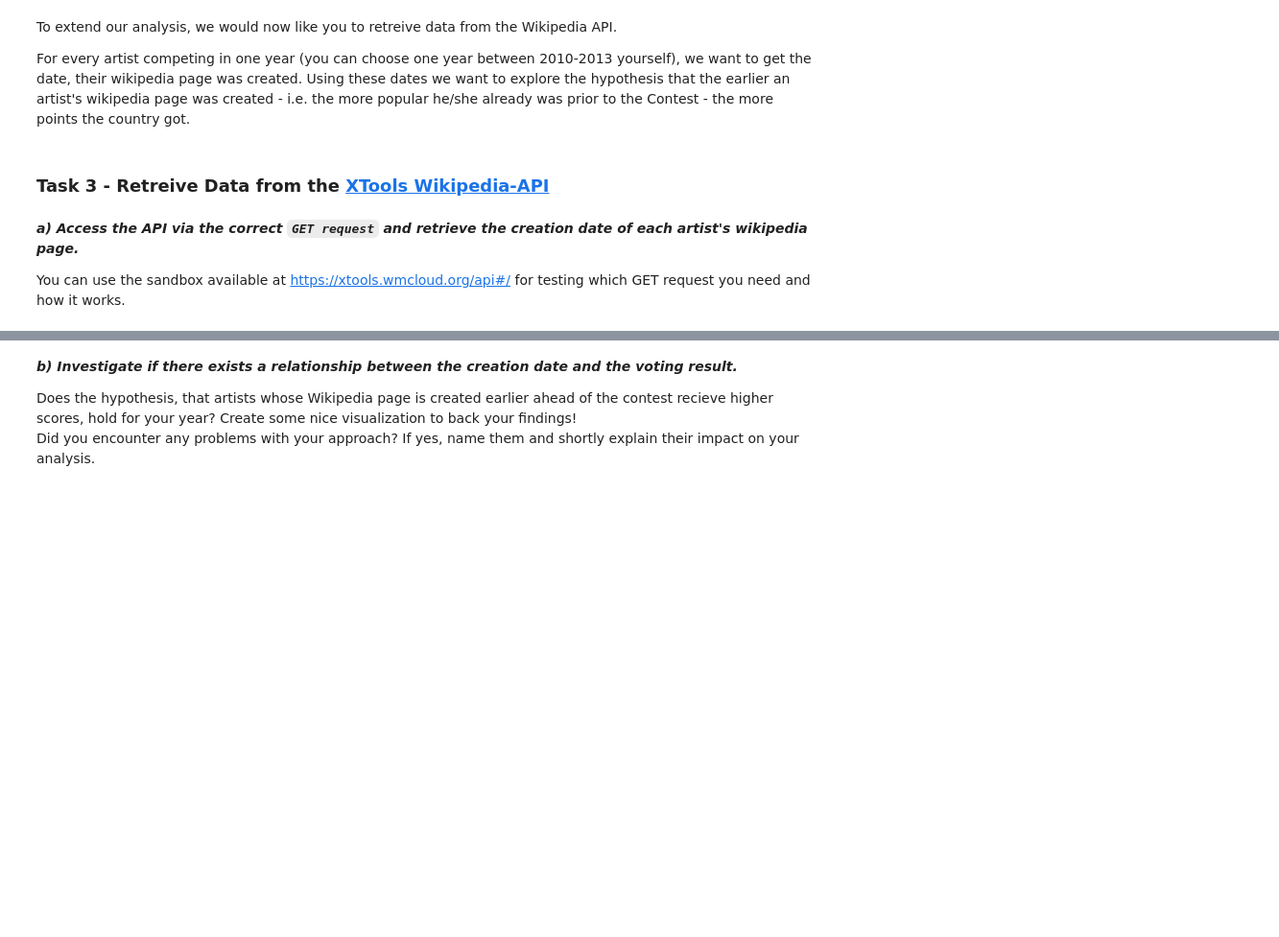
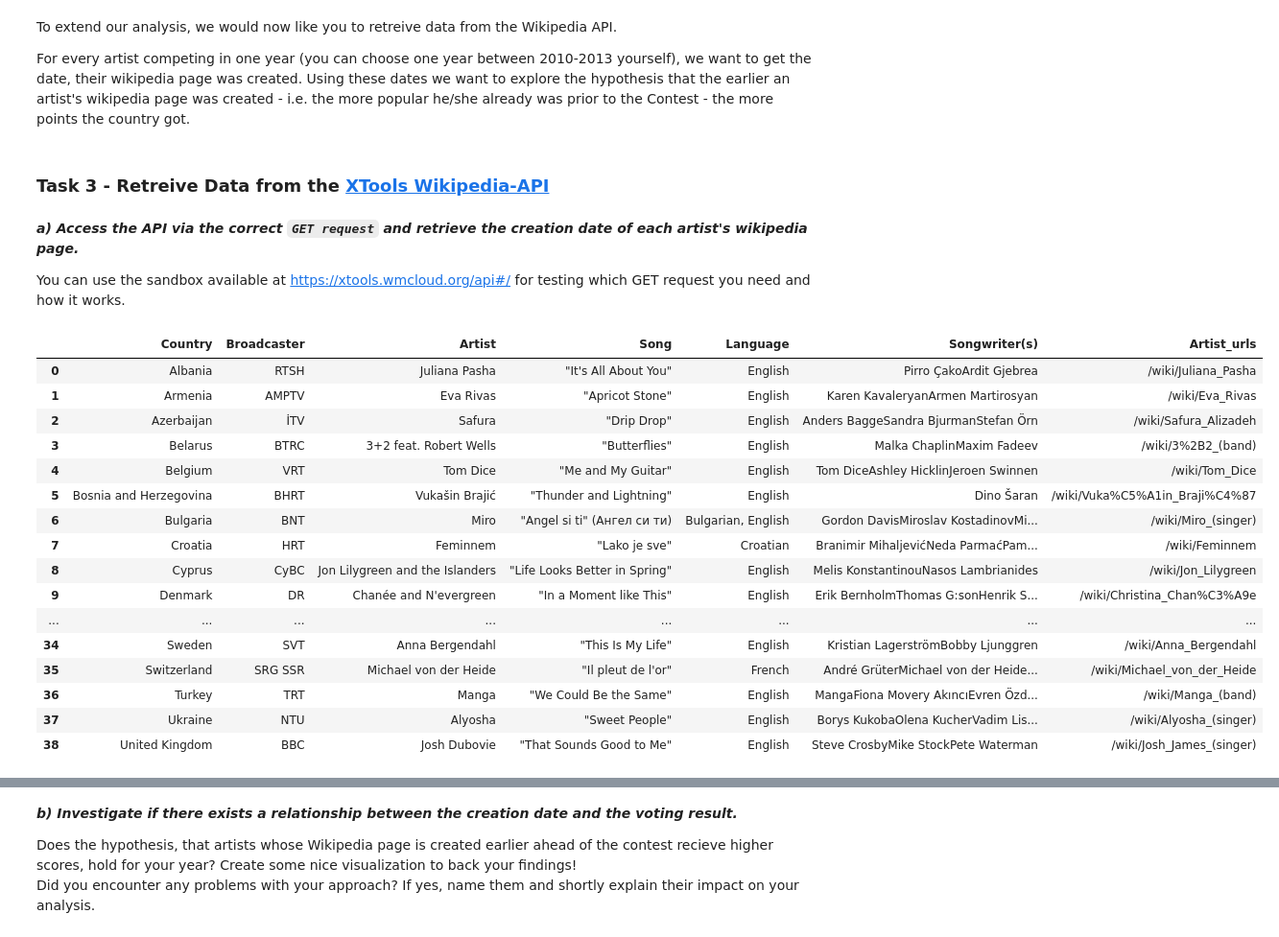
Before and after one commit to dgarcia-eu/ICSS-private, a Jupyter notebook: tutorial/assignments/2024/a02/assignment02_solution.ipynb, the cells around one changed output, grey strips where cells are left out. Shown at 96% size. Drawn from its saved outputs; the diff is of its cells as text; code cells hidden in the pictures; blank space fills up the shorter version.

Commit message:
finish A02 solution and correction guidelines

```diff
--- a/tutorial/assignments/2024/a02/assignment02_solution.ipynb
+++ b/tutorial/assignments/2024/a02/assignment02_solution.ipynb
@@ -320,0 +315,34 @@ for name, artist_df in zip(names, artist_tables):
+# %%
+def scrape_table (url, headers, table_name):
+    response = requests.get(url, headers=headers)
+
+     # Wrap HTML string in StringIO to avoid the deprecation warning - GPT
+    html = io.StringIO(response.text)
+
+    table = pd.read_html(html, match=table_name)
+
+    return table
+
+# Test
+"""
+scrape_table('https://en.wikipedia.org/wiki/Eurovision_Song_Contest_2010',
+             headers,
+             'Eurovision Song Contest 2010 participants')
+"""
+# %%
+# create storage place for the scraped tables
+#temp_storage = ["part_" + str(x) for x in list(range(10, 14))]
+artists_dict = {}
+
+# loop over all the years
+for i in list(range(10, 14)):
+    name = "artists_" + str(i)
+
+    url = 'https://en.wikipedia.org/wiki/Eurovision_Song_Contest_20' + str(i)
+
+    table_name = 'Eurovision Song Contest 20' + str(i) + ' participants'
+
+    table = scrape_table(url, headers, table_name)[0]
+
+
+    artists_dict[name] = table
@@ -333,20 +392,20 @@ For every artist competing in one year (you can choose one year between 2010-201
 
 You can use the sandbox available at https://xtools.wmcloud.org/api#/ for testing which GET request you need and how it works.
 # %%
-# solution of a student - TODO: adapt to current code - might not be needed seems pretty atomic
+# solution of a student (adapted)
 
 # first step: webscraping for the urls of the artists wikipedia entries
 # therefore making an adjusted dataframe of the participants-dataframe from part 1 which includes the links to the pages of the respective artist
 # using 2010
 url_2010 = "https://en.wikipedia.org/wiki/Eurovision_Song_Contest_2010"
-resp = requests.get(url_2010)
+resp = requests.get(url_2010, headers=headers)
 soup = BeautifulSoup(resp.content, "html.parser")
 tables_ = soup.find_all("table", class_ = "wikitable plainrowheaders")
 
 # filtering the tables for the participant table
 for table in tables_:
     caption = table.find("caption")
-    if caption and "Participants of the Eurovision Song Contest 2010" in caption.text:
+    if caption and "Eurovision Song Contest 2010 participants" in caption.text:
             participant_table = table
             break
 
@@ -355,34 +414,52 @@ for table in tables_:
 rows = []
 for row in participant_table.find_all("tr"):
     cells = row.find_all(["th", "td"])
     row_artist_link = None
     for i, cell in enumerate(cells):
         if i == 2:
             url_artist = cell.find("a")
             if url_artist and "href" in url_artist.attrs:
                 row_artist_link = url_artist["href"]
     rows.append(row_artist_link)
 
 # delete first element of "rows" because first row/tr has no link (just the headers of the table)
 del rows[0]
 
 # creating a variable based on the table of part 1 task 2 (participants)
-df_2010 = part_10 #dataframes_participants[0]
+df_2010 = artists_dict["artists_10"] #dataframes_participants[0]
 
 # creating a dictionary with a key and the respective links as values in order to be able to add them to the participants table
 dict_urls = {"Artist_urls": rows}
 
 # adding the links to the participants table
 for key, value in dict_urls.items():
     df_2010[key] = value
 
 # check
 df_2010
 
 # note: for some countries, multiple artists performed at the ESC
 # This approach only uses the pages of the first named artist of each country,
 # assuming that this was the "main" artist.
 # Alternatively, one could also check which artists page was created earlier and use that one
+# %% [output]
+|  | Country | Broadcaster | Artist | Song | Language | Songwriter(s) | Artist_urls |
+| 0 | Albania | RTSH | Juliana Pasha | "It's All About You" | English | Pirro ÇakoArdit Gjebrea | /wiki/Juliana_Pasha |
+| 1 | Armenia | AMPTV | Eva Rivas | "Apricot Stone" | English | Karen KavaleryanArmen Martirosyan | /wiki/Eva_Rivas |
+| 2 | Azerbaijan | İTV | Safura | "Drip Drop" | English | Anders BaggeSandra BjurmanStefan Örn | /wiki/Safura_Alizadeh |
+| 3 | Belarus | BTRC | 3+2 feat. Robert Wells | "Butterflies" | English | Malka ChaplinMaxim Fadeev | /wiki/3%2B2_(band) |
+| 4 | Belgium | VRT | Tom Dice | "Me and My Guitar" | English | Tom DiceAshley HicklinJeroen Swinnen | /wiki/Tom_Dice |
+| 5 | Bosnia and Herzegovina | BHRT | Vukašin Brajić | "Thunder and Lightning" | English | Dino Šaran | /wiki/Vuka%C5%A1in_Braji%C4%87 |
+| 6 | Bulgaria | BNT | Miro | "Angel si ti" (Ангел си ти) | Bulgarian, English | Gordon DavisMiroslav KostadinovMi... | /wiki/Miro_(singer) |
+| 7 | Croatia | HRT | Feminnem | "Lako je sve" | Croatian | Branimir MihaljevićNeda ParmaćPam... | /wiki/Feminnem |
+| 8 | Cyprus | CyBC | Jon Lilygreen and the Islanders | "Life Looks Better in Spring" | English | Melis KonstantinouNasos Lambrianides | /wiki/Jon_Lilygreen |
+| 9 | Denmark | DR | Chanée and N'evergreen | "In a Moment like This" | English | Erik BernholmThomas G:sonHenrik S... | /wiki/Christina_Chan%C3%A9e |
+| ... | ... | ... | ... | ... | ... | ... | ... |
+| 34 | Sweden | SVT | Anna Bergendahl | "This Is My Life" | English | Kristian LagerströmBobby Ljunggren | /wiki/Anna_Bergendahl |
+| 35 | Switzerland | SRG SSR | Michael von der Heide | "Il pleut de l'or" | French | André GrüterMichael von der Heide... | /wiki/Michael_von_der_Heide |
+| 36 | Turkey | TRT | Manga | "We Could Be the Same" | English | MangaFiona Movery AkıncıEvren Özd... | /wiki/Manga_(band) |
+| 37 | Ukraine | NTU | Alyosha | "Sweet People" | English | Borys KukobaOlena KucherVadim Lis... | /wiki/Alyosha_(singer) |
+| 38 | United Kingdom | BBC | Josh Dubovie | "That Sounds Good to Me" | English | Steve CrosbyMike StockPete Waterman | /wiki/Josh_James_(singer) |
 # %%
 # getting the meta-information on each artists` wiki page by using page/pageinfo (again with loop and f-string-structure) via API call
 # removing the first 6 signs of the Artist_urls (/wiki/) by using replace
```
Also changed, not shown: parts of 22 cells of this notebook, 9 other files.
